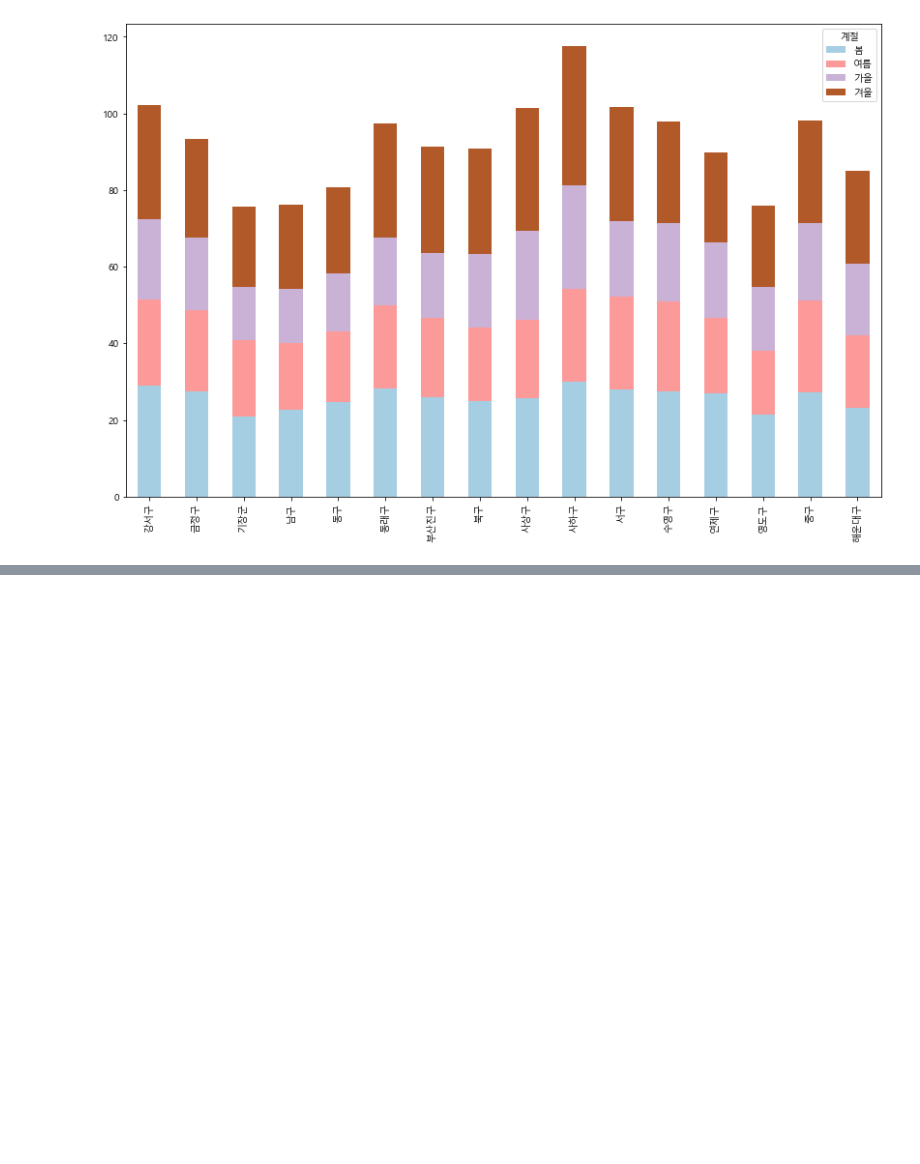
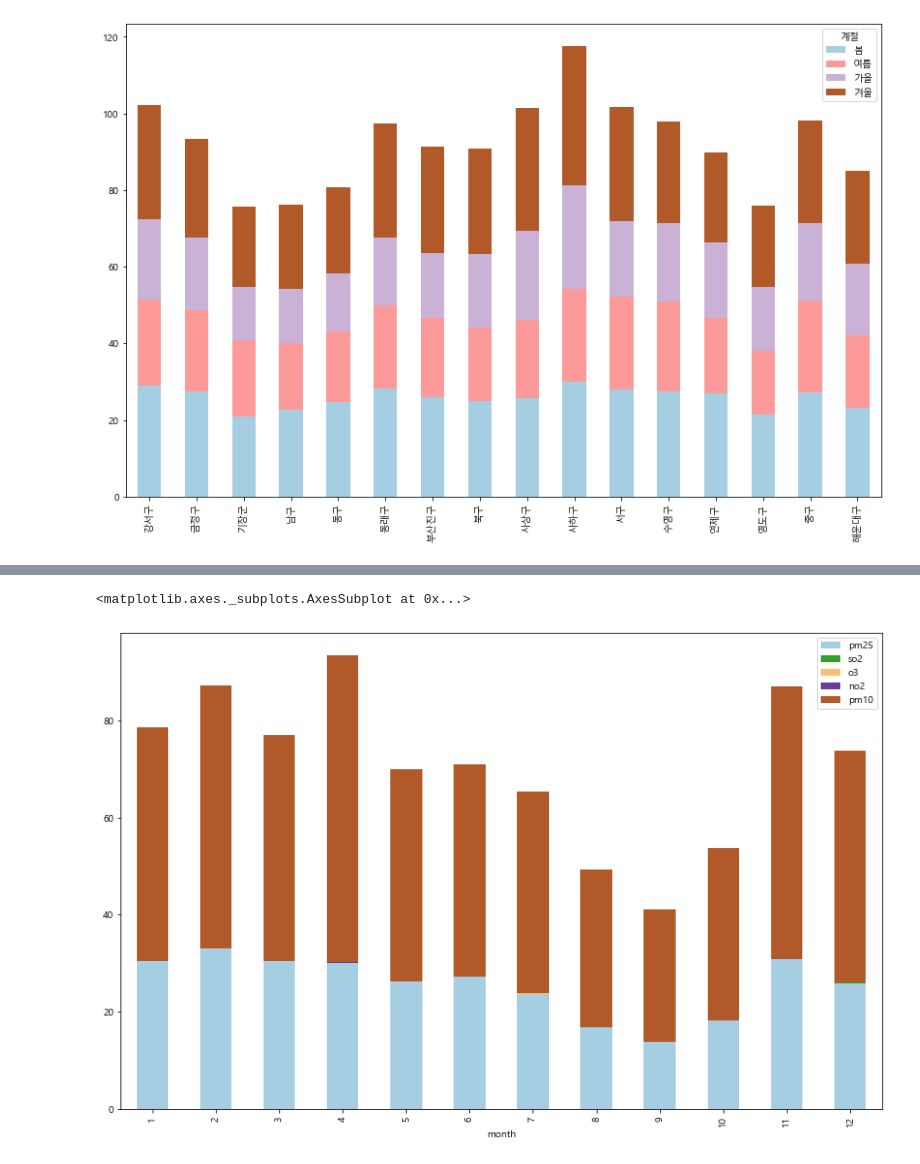
Before and after one commit to tbnsok40/Codeit_Data-Science, a Jupyter notebook: [연구실] 2018 부산 pm2.5 정리.ipynb, the cells around one changed output, grey strips where cells are left out. Saved outputs shown, nothing was run; the diff lists cells and outputs as text; code cells hidden in the pictures; blank space fills up the shorter version.

```diff
--- a/[연구실] 2018 부산 pm2.5 정리.ipynb
+++ b/[연구실] 2018 부산 pm2.5 정리.ipynb
@@ -227,0 +341,8 @@ dff.plot(kind= 'bar', stacked=True, colormap = 'Paired')
+# %%
+# 부산 월별 대기질 시각화
+# 기존의 오염물질은 원래 드러나지 않을 만큼 있어야 하는 것이 맞지만, 이에 반해 미세먼지가 이루는 요소가 현저히 높은것을 볼 수 있다.
+df2 = df2
+df2.plot(kind= 'bar', stacked=True, colormap = 'Paired')
+# %% [output]
+<matplotlib.axes._subplots.AxesSubplot at 0x...>
+[figure, added]
```
Also changed, not shown: parts of 9 cells of this notebook.
